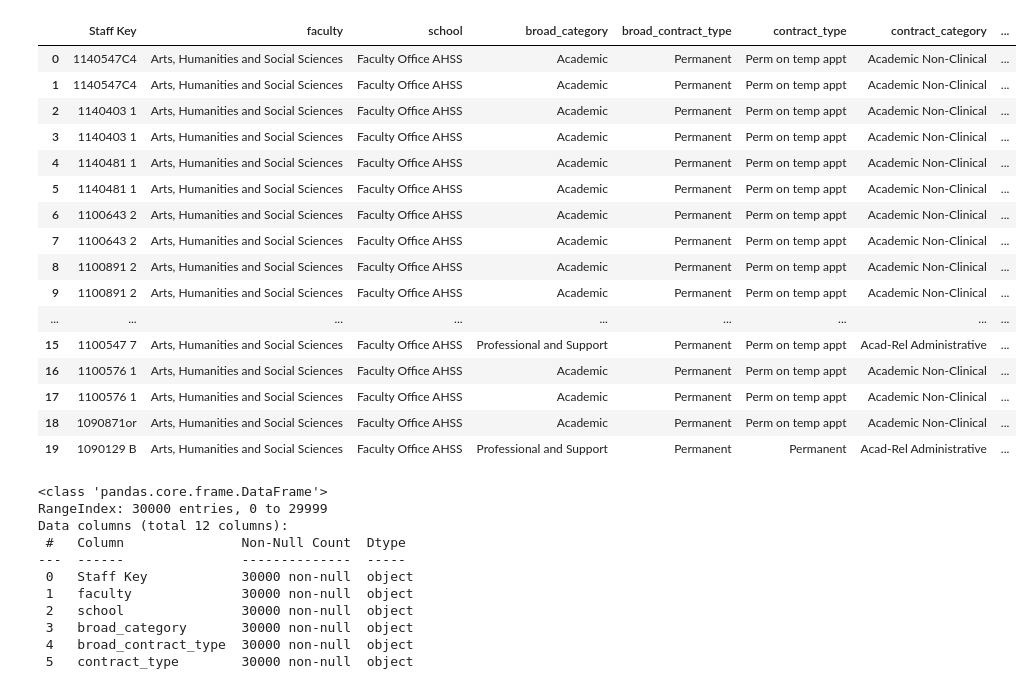
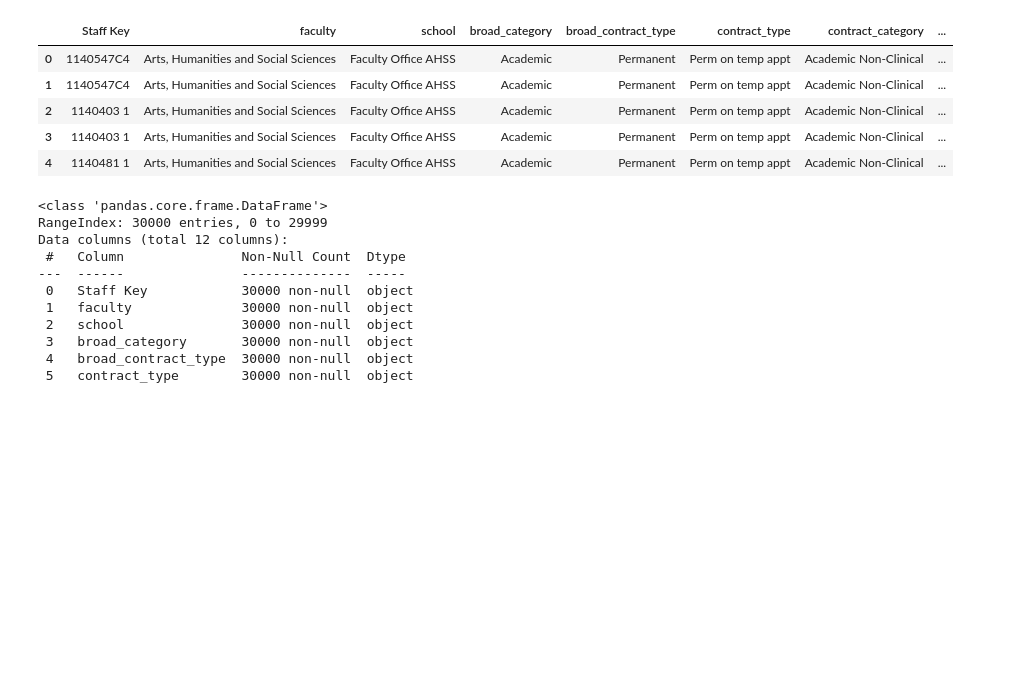
Before and after one commit to NiallRussell/employee-sample-data, a Jupyter notebook: employee-data-analysis.ipynb, the cells around one changed output. Drawn from its saved outputs; the diff is of its cells as text; code cells hidden in the pictures; blank space fills up the shorter version.

```diff
--- a/employee-data-analysis.ipynb
+++ b/employee-data-analysis.ipynb
@@ -3,25 +6,14 @@ import pandas as pd
 # %%
 df = pd.read_csv("Sample Data.csv")
 # %%
-df.head(20)
+df.head()
 # %% [output]
 |  | Staff Key | faculty | school | broad_category | broad_contract_type | contract_type | contract_category | ... |
 | 0 | 1140547C4 | Arts, Humanities and Social Sciences | Faculty Office AHSS | Academic | Permanent | Perm on temp appt | Academic Non-Clinical | ... |
 | 1 | 1140547C4 | Arts, Humanities and Social Sciences | Faculty Office AHSS | Academic | Permanent | Perm on temp appt | Academic Non-Clinical | ... |
 | 2 | 1140403 1 | Arts, Humanities and Social Sciences | Faculty Office AHSS | Academic | Permanent | Perm on temp appt | Academic Non-Clinical | ... |
 | 3 | 1140403 1 | Arts, Humanities and Social Sciences | Faculty Office AHSS | Academic | Permanent | Perm on temp appt | Academic Non-Clinical | ... |
 | 4 | 1140481 1 | Arts, Humanities and Social Sciences | Faculty Office AHSS | Academic | Permanent | Perm on temp appt | Academic Non-Clinical | ... |
-| 5 | 1140481 1 | Arts, Humanities and Social Sciences | Faculty Office AHSS | Academic | Permanent | Perm on temp appt | Academic Non-Clinical | ... |
-| 6 | 1100643 2 | Arts, Humanities and Social Sciences | Faculty Office AHSS | Academic | Permanent | Perm on temp appt | Academic Non-Clinical | ... |
-| 7 | 1100643 2 | Arts, Humanities and Social Sciences | Faculty Office AHSS | Academic | Permanent | Perm on temp appt | Academic Non-Clinical | ... |
-| 8 | 1100891 2 | Arts, Humanities and Social Sciences | Faculty Office AHSS | Academic | Permanent | Perm on temp appt | Academic Non-Clinical | ... |
-| 9 | 1100891 2 | Arts, Humanities and Social Sciences | Faculty Office AHSS | Academic | Permanent | Perm on temp appt | Academic Non-Clinical | ... |
-| ... | ... | ... | ... | ... | ... | ... | ... | ... |
-| 15 | 1100547 7 | Arts, Humanities and Social Sciences | Faculty Office AHSS | Professional and Support | Permanent | Perm on temp appt | Acad-Rel Administrative | ... |
-| 16 | 1100576 1 | Arts, Humanities and Social Sciences | Faculty Office AHSS | Academic | Permanent | Perm on temp appt | Academic Non-Clinical | ... |
-| 17 | 1100576 1 | Arts, Humanities and Social Sciences | Faculty Office AHSS | Academic | Permanent | Perm on temp appt | Academic Non-Clinical | ... |
-| 18 | 1090871or | Arts, Humanities and Social Sciences | Faculty Office AHSS | Academic | Permanent | Perm on temp appt | Academic Non-Clinical | ... |
-| 19 | 1090129 B | Arts, Humanities and Social Sciences | Faculty Office AHSS | Professional and Support | Permanent | Permanent | Acad-Rel Administrative | ... |
 # %%
 # How many rows?
 df.info()
```
Also changed, not shown: parts of 76 cells of this notebook.
